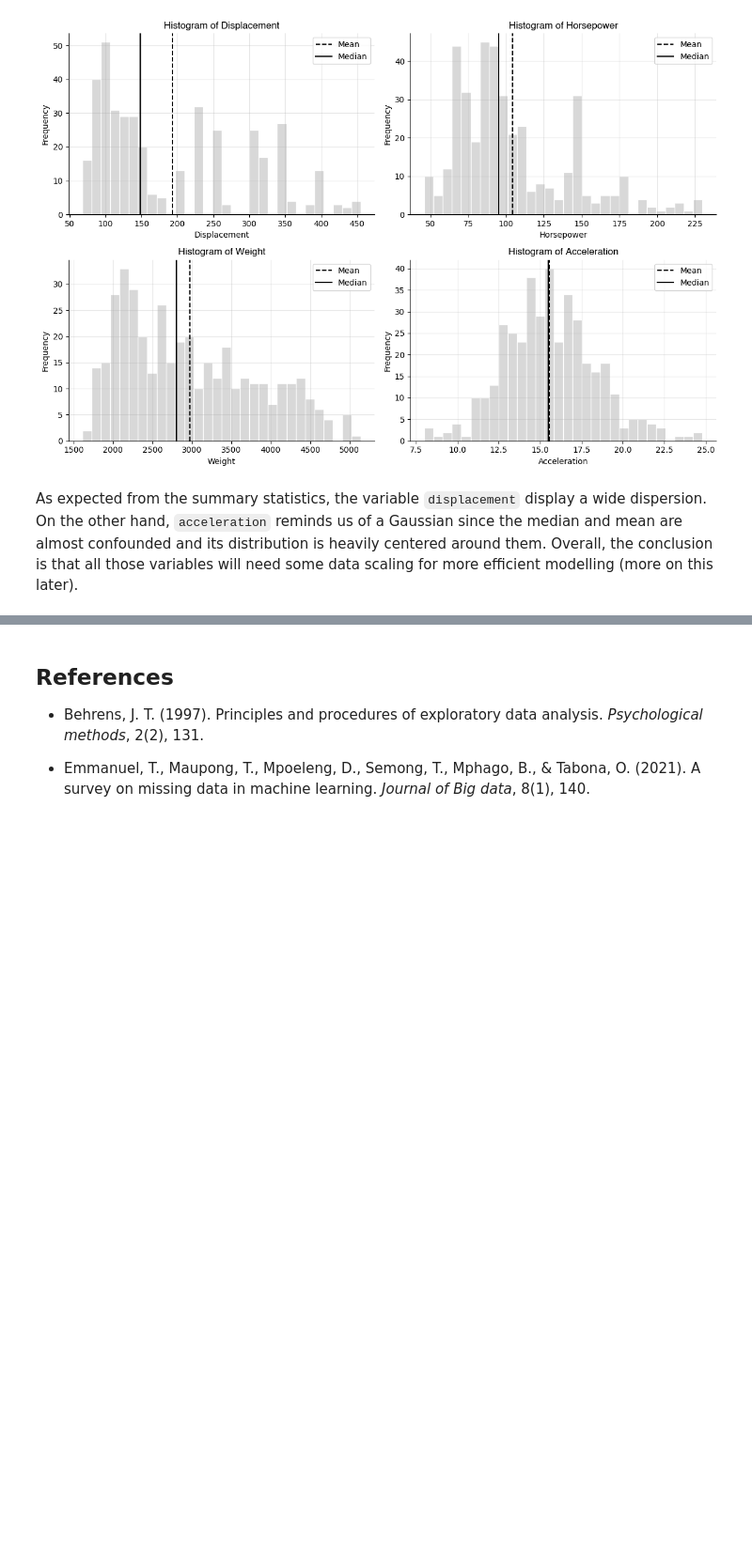
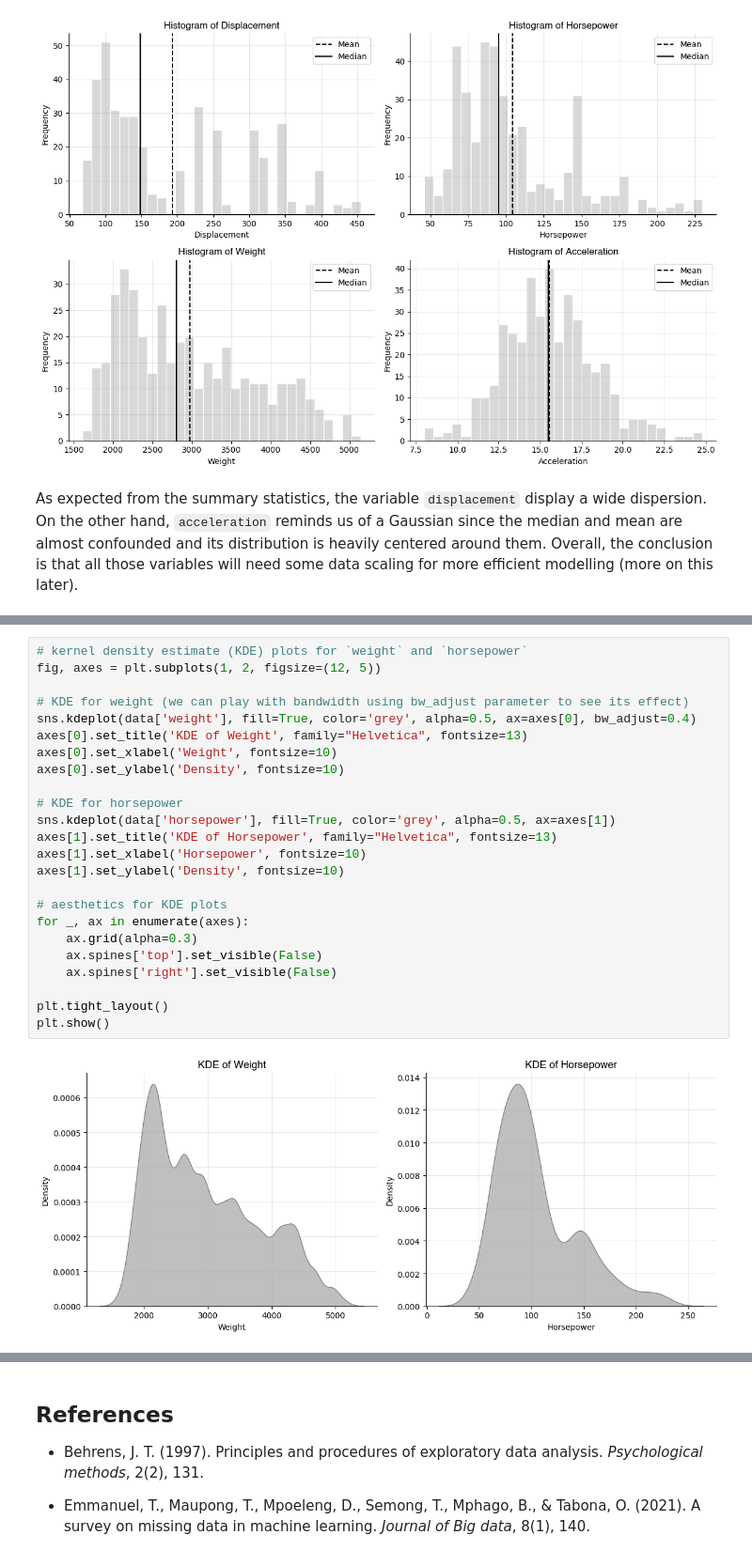
Before and after one commit to YVYX04/Introduction-to-Statistical-Learning, a Jupyter notebook: 01_data_science_fundamentals/02_mini_ml_project.ipynb, the cells around one changed output, grey strips where cells are left out. Shown at 94% size. Drawn from its saved outputs; the diff is of its cells as text; blank space fills up the shorter version.

```diff
--- a/01_data_science_fundamentals/02_mini_ml_project.ipynb
+++ b/01_data_science_fundamentals/02_mini_ml_project.ipynb
@@ -338,0 +425,26 @@ As expected from the summary statistics, the variable `displacement` display a w
+# %%
+# kernel density estimate (KDE) plots for `weight` and `horsepower`
+fig, axes = plt.subplots(1, 2, figsize=(12, 5))
+
+# KDE for weight (we can play with bandwidth using bw_adjust parameter to see its effect)
+sns.kdeplot(data['weight'], fill=True, color='grey', alpha=0.5, ax=axes[0], bw_adjust=0.4)
+axes[0].set_title('KDE of Weight', family="Helvetica", fontsize=13)
+axes[0].set_xlabel('Weight', fontsize=10)
+axes[0].set_ylabel('Density', fontsize=10)
+
+# KDE for horsepower
+sns.kdeplot(data['horsepower'], fill=True, color='grey', alpha=0.5, ax=axes[1])
+axes[1].set_title('KDE of Horsepower', family="Helvetica", fontsize=13)
+axes[1].set_xlabel('Horsepower', fontsize=10)
+axes[1].set_ylabel('Density', fontsize=10)
+
+# aesthetics for KDE plots
+for _, ax in enumerate(axes):
+    ax.grid(alpha=0.3)
+    ax.spines['top'].set_visible(False)
+    ax.spines['right'].set_visible(False)
+
+plt.tight_layout()
+plt.show()
+# %% [output]
+[figure, added]
```
Also changed, not shown: parts of 9 cells of this notebook.
